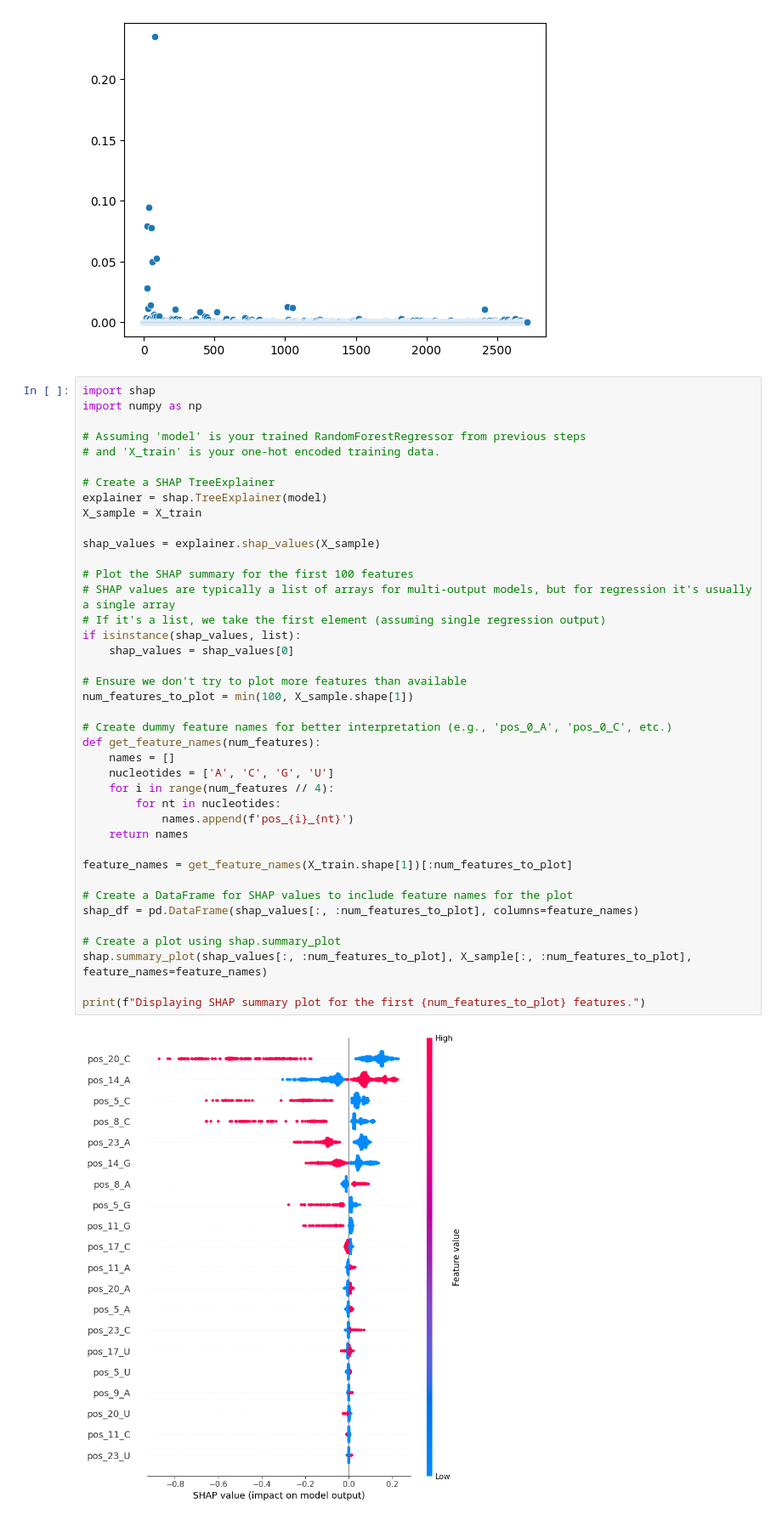
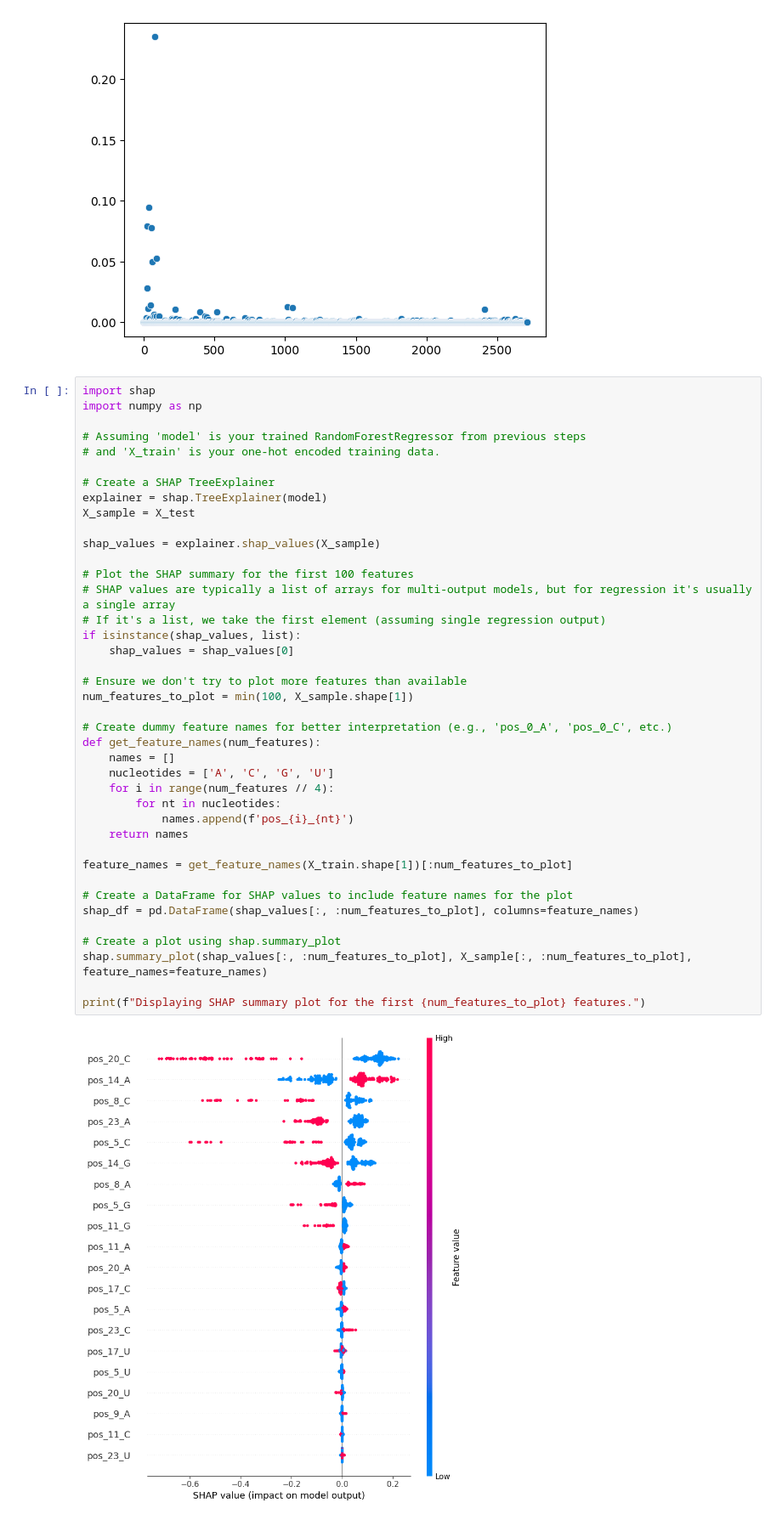
Before and after one commit to jonglees/Codon-optimisation-practical, a Jupyter notebook: rf_optimise.ipynb, the cells around one changed output. Shown at 85% size. Cells and saved outputs as stored; diff of their text form.

```diff
--- a/rf_optimise.ipynb
+++ b/rf_optimise.ipynb
@@ -249,37 +249,37 @@ import numpy as np
 
 # Create a SHAP TreeExplainer
 explainer = shap.TreeExplainer(model)
-X_sample = X_train
+X_sample = X_test
 
 shap_values = explainer.shap_values(X_sample)
 
 # Plot the SHAP summary for the first 100 features
 # SHAP values are typically a list of arrays for multi-output models, but for regression it's usually a single array
 # If it's a list, we take the first element (assuming single regression output)
 if isinstance(shap_values, list):
     shap_values = shap_values[0]
 
 # Ensure we don't try to plot more features than available
 num_features_to_plot = min(100, X_sample.shape[1])
 
 # Create dummy feature names for better interpretation (e.g., 'pos_0_A', 'pos_0_C', etc.)
 def get_feature_names(num_features):
     names = []
     nucleotides = ['A', 'C', 'G', 'U']
     for i in range(num_features // 4):
         for nt in nucleotides:
             names.append(f'pos_{i}_{nt}')
     return names
 
 feature_names = get_feature_names(X_train.shape[1])[:num_features_to_plot]
 
 # Create a DataFrame for SHAP values to include feature names for the plot
 shap_df = pd.DataFrame(shap_values[:, :num_features_to_plot], columns=feature_names)
 
 # Create a plot using shap.summary_plot
 shap.summary_plot(shap_values[:, :num_features_to_plot], X_sample[:, :num_features_to_plot], feature_names=feature_names)
 
 print(f"Displaying SHAP summary plot for the first {num_features_to_plot} features.")
 # %% [output]
-[figure, old version]
+[figure, new version]
 Displaying SHAP summary plot for the first 100 features.
```
